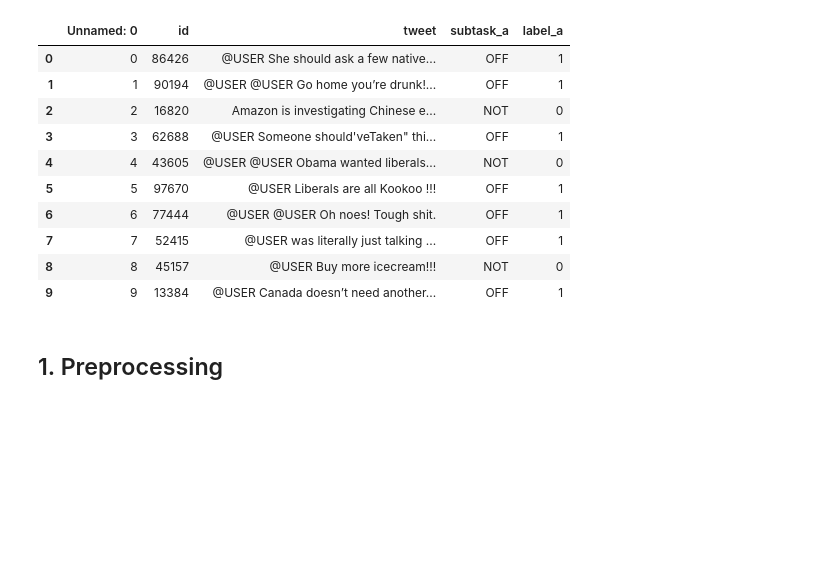
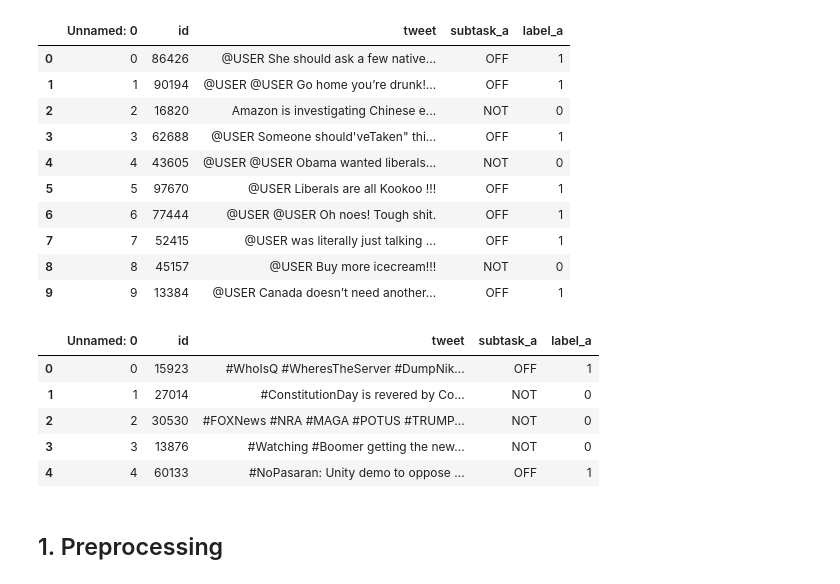
Before and after one commit to katarina-cavar/TARProject, a Jupyter notebook: Shallow/log_reg.ipynb, the cells around one changed output. Drawn from its saved outputs; the diff is of its cells as text; code cells hidden in the pictures; blank space fills up the shorter version.

```diff
--- a/Shallow/log_reg.ipynb
+++ b/Shallow/log_reg.ipynb
@@ -40,6 +46,16 @@ tweets_DF.head(10)
 | 7 | 7 | 52415 | @USER was literally just talking ... | OFF | 1 |
 | 8 | 8 | 45157 | @USER Buy more icecream!!! | NOT | 0 |
 | 9 | 9 | 13384 | @USER Canada doesn’t need another... | OFF | 1 |
+# %%
+tweets_test_DF = pd.read_csv('../Dataset-OLID/OLIDv1.0/test_data_subtask_a.csv')
+tweets_test_DF.head(5)
+# %% [output]
+|  | Unnamed: 0 | id | tweet | subtask_a | label_a |
+| 0 | 0 | 15923 | #WhoIsQ #WheresTheServer #DumpNik... | OFF | 1 |
+| 1 | 1 | 27014 | #ConstitutionDay is revered by Co... | NOT | 0 |
+| 2 | 2 | 30530 | #FOXNews #NRA #MAGA #POTUS #TRUMP... | NOT | 0 |
+| 3 | 3 | 13876 | #Watching #Boomer getting the new... | NOT | 0 |
+| 4 | 4 | 60133 | #NoPasaran: Unity demo to oppose ... | OFF | 1 |
 # %% [markdown]
 ## 1. Preprocessing
 # %%
```
Also changed, not shown: parts of 45 cells of this notebook.
